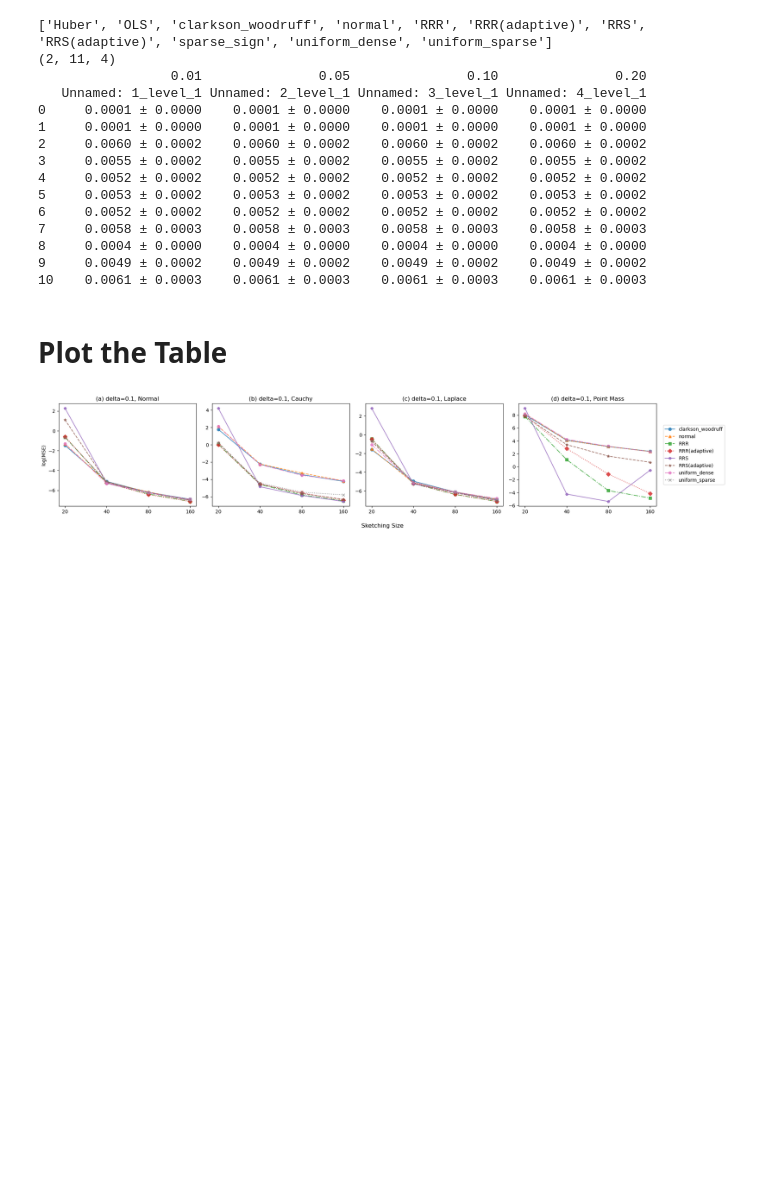
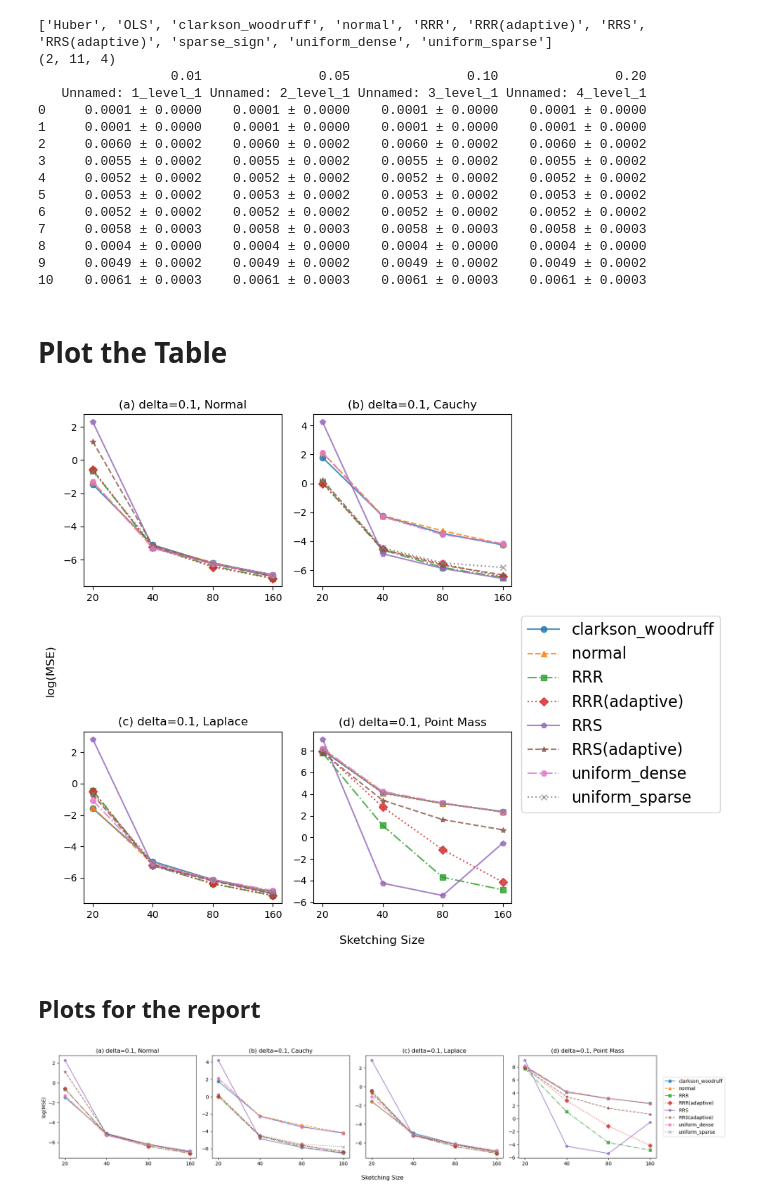
Before and after one commit to Xinming-Dai/RandNLA_Regression, a Jupyter notebook: analysis/plots.ipynb, the cells around one changed output. Cells and saved outputs as stored; diff of their text form; code cells hidden in the pictures; blank space fills up the shorter version.

Commit message:
Updated the plot for the slides

```diff
--- a/analysis/plots.ipynb
+++ b/analysis/plots.ipynb
@@ -69,16 +69,34 @@ def plot(row:int, col:int, method_exclude:set, tables_to_extract:List, table_tit
         axes[i].set_title(table_titles[i])
         axes[i].set_xticks(x)
         axes[i].set_xticklabels(new_x_labels)
-        # axes[i].set_xlabel('Sketching Size')
-        if i == 0: axes[i].set_ylabel(ylable)
+
         if i == len(tables_to_extract)-1: axes[i].legend(loc='center left',
                                   bbox_to_anchor=legend_bbox_to_anchor,
-                                  borderaxespad=0.0)
+                                  borderaxespad=0.0,
+                                  fontsize=16)
+        fig.supylabel(ylable)
 
     fig.supxlabel(xlabel)
-    fig.savefig(f'./{plot_name}.pdf', format='pdf')
+    fig.savefig(f'./{plot_name}.pdf', format='pdf', bbox_inches='tight', dpi=300)
     plt.tight_layout()
     plt.show()
+# %%
+# plot for slides. vary sketching size
+method_exclude = set(['Huber', 'OLS', 'sparse_sign']) # delete sparse_sign for sketching size comparasion'proposal2',
+tables_to_extract = ['delta_0_1_normal', 'delta_0_1_cauchy', 'delta_0_1_laplace', 'delta_0_1_point_mass']
+table_titles = ['(a) delta=0.1, Normal', '(b) delta=0.1, Cauchy', '(c) delta=0.1, Laplace', '(d) delta=0.1, Point Mass']
+new_x_labels = [20, 40, 80, 160]
+row = 2
+col = 2
+legend_bbox_to_anchor = (1.05, 1.1)
+plot_name = 'vary_sketching_size_slides'
+xlabel = 'Sketching Size'
+
+plot(row, col, method_exclude, tables_to_extract, table_titles, new_x_labels, plot_name, xlabel, legend_bbox_to_anchor=legend_bbox_to_anchor, figsize = (10, 8))
+# %% [output]
+[figure, added]
+# %% [markdown]
+## Plots for the report
 # %%
 # vary sketching size
 method_exclude = set(['Huber', 'OLS', 'sparse_sign']) # delete sparse_sign for sketching size comparasion'proposal2',
```
Also changed, not shown: 1 other file.
